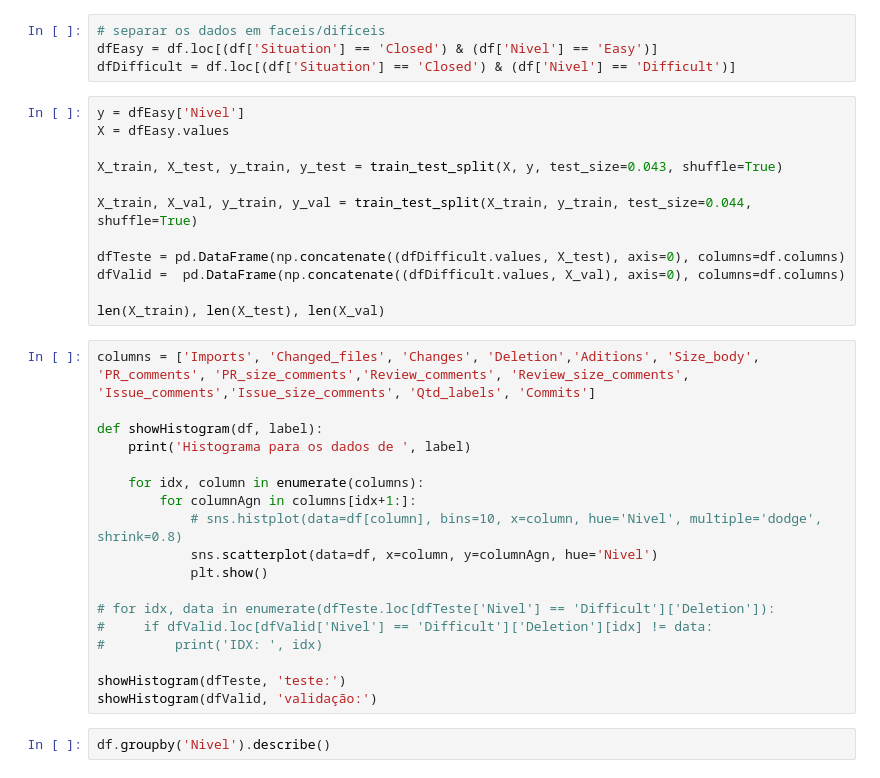
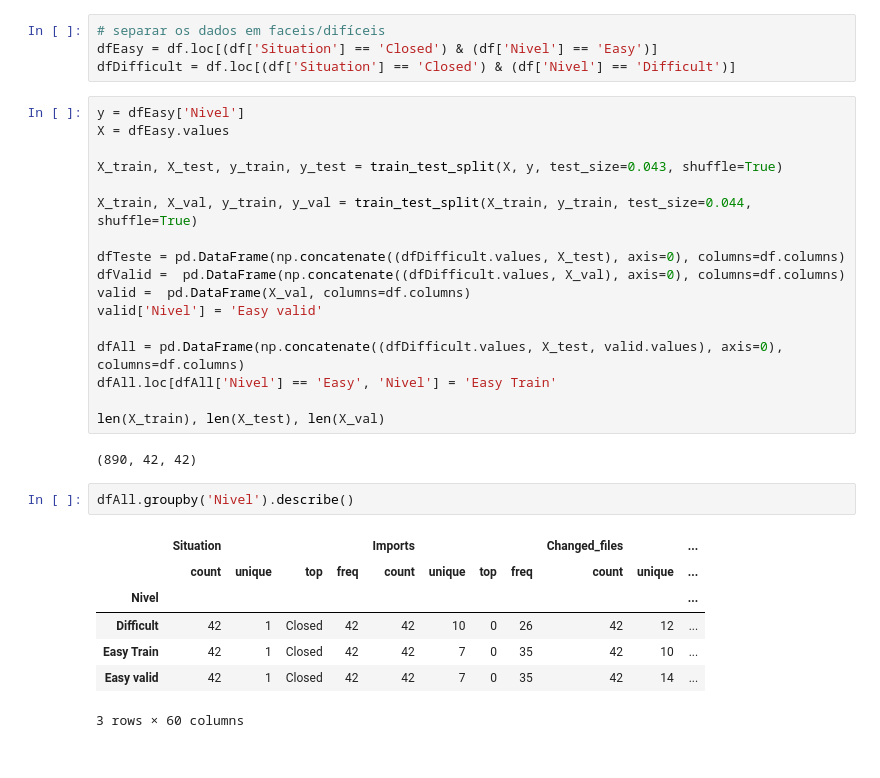
Before and after one commit to als-v/mineracaoRepositorioSoftware, a Jupyter notebook: visualizacao.ipynb, the cells around one changed output. Cells and saved outputs as stored; diff of their text form.

```diff
--- a/visualizacao.ipynb
+++ b/visualizacao.ipynb
@@ -28,25 +54,22 @@ X_train, X_val, y_train, y_val = train_test_split(X_train, y_train, test_size=0.
 
 dfTeste = pd.DataFrame(np.concatenate((dfDifficult.values, X_test), axis=0), columns=df.columns)
 dfValid =  pd.DataFrame(np.concatenate((dfDifficult.values, X_val), axis=0), columns=df.columns)
+valid =  pd.DataFrame(X_val, columns=df.columns)
+valid['Nivel'] = 'Easy valid'
+
+dfAll = pd.DataFrame(np.concatenate((dfDifficult.values, X_test, valid.values), axis=0), columns=df.columns)
+dfAll.loc[dfAll['Nivel'] == 'Easy', 'Nivel'] = 'Easy Train'
 
 len(X_train), len(X_test), len(X_val)
+# %% [output]
+(890, 42, 42)
-# %%
-columns = ['Imports', 'Changed_files', 'Changes', 'Deletion','Aditions', 'Size_body', 'PR_comments', 'PR_size_comments','Review_comments', 'Review_size_comments', 'Issue_comments','Issue_size_comments', 'Qtd_labels', 'Commits']
-
-def showHistogram(df, label):
-    print('Histograma para os dados de ', label)
-
-    for idx, column in enumerate(columns):
-        for columnAgn in columns[idx+1:]:
-            # sns.histplot(data=df[column], bins=10, x=column, hue='Nivel', multiple='dodge', shrink=0.8)
-            sns.scatterplot(data=df, x=column, y=columnAgn, hue='Nivel')
-            plt.show()
-
-# for idx, data in enumerate(dfTeste.loc[dfTeste['Nivel'] == 'Difficult']['Deletion']):
-#     if dfValid.loc[dfValid['Nivel'] == 'Difficult']['Deletion'][idx] != data:
-#         print('IDX: ', idx)
-
-showHistogram(dfTeste, 'teste:')
-showHistogram(dfValid, 'validação:')
 # %%
-df.groupby('Nivel').describe()
+dfAll.groupby('Nivel').describe()
+# %% [output]
+|  | Situation |  |  |  | Imports |  |  |  | Changed_files |  | ... |
+|  | count | unique | top | freq | count | unique | top | freq | count | unique | ... |
+| Nivel |  |  |  |  |  |  |  |  |  |  | ... |
+| Difficult | 42 | 1 | Closed | 42 | 42 | 10 | 0 | 26 | 42 | 12 | ... |
+| Easy Train | 42 | 1 | Closed | 42 | 42 | 7 | 0 | 35 | 42 | 10 | ... |
+| Easy valid | 42 | 1 | Closed | 42 | 42 | 7 | 0 | 35 | 42 | 14 | ... |
+3 rows × 60 columns
```
Also changed, not shown: parts of 5 cells of this notebook, 1 other file.
